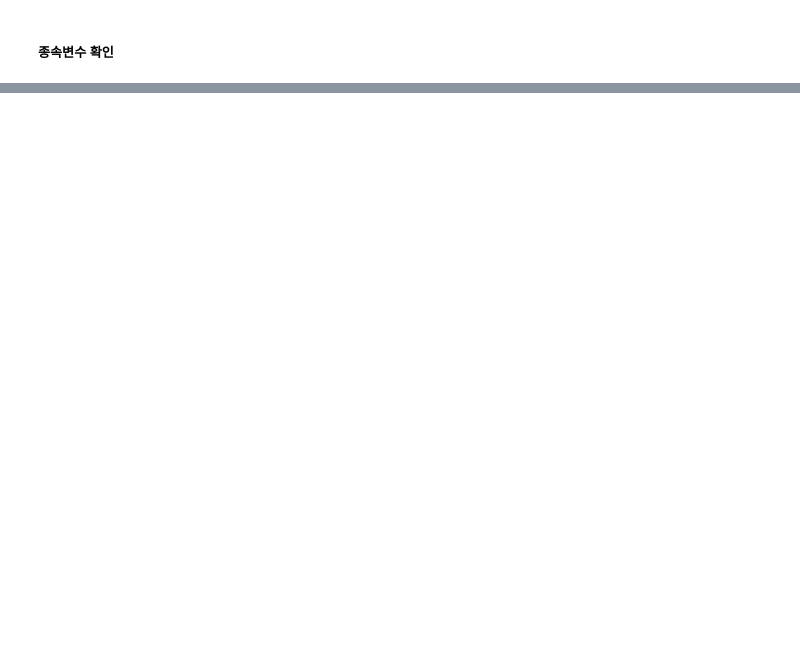
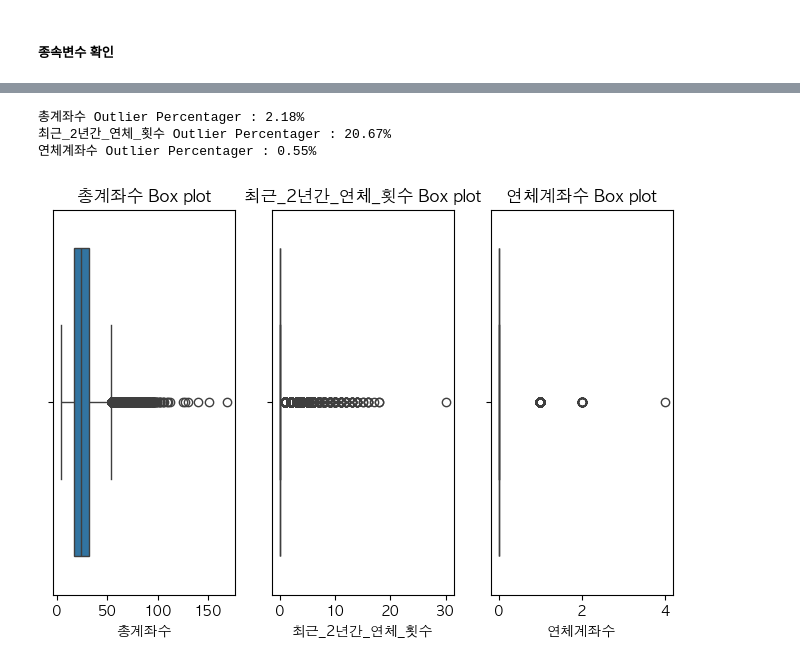
Before and after one commit to Dae-yangKim/Dacon_competiton, a Jupyter notebook: 2024.01.15/codes/eda_daeyangKim.ipynb, the cells around one changed output, grey strips where cells are left out. Drawn from its saved outputs; the diff is of its cells as text; code cells hidden in the pictures; blank space fills up the shorter version.

```diff
--- a/2024.01.15/codes/eda_daeyangKim.ipynb
+++ b/2024.01.15/codes/eda_daeyangKim.ipynb
@@ -195,0 +271,27 @@ for p in g.patches:
+# %%
+# 이산형 데이터
+
+data = train[['총계좌수' , '최근_2년간_연체_횟수' , '연체계좌수']]
+
+fig , ax = plt.subplots(1 , 3 , figsize = (8 , 5))
+
+for i in range(3):
+
+    sns.boxplot(
+        data = data ,
+        x = data.columns[i] ,
+        ax = ax[i]
+    )
+
+    ax[i].set_title(f"{data.columns[i]} Box plot")
+
+
+# 비율 살펴보기
+
+for col in data:
+    tukey(data , col)
+# %% [output]
+총계좌수 Outlier Percentager : 2.18%
+최근_2년간_연체_횟수 Outlier Percentager : 20.67%
+연체계좌수 Outlier Percentager : 0.55%
+[figure, added]
```
Also changed, not shown: parts of 16 cells of this notebook, 1 other file.
